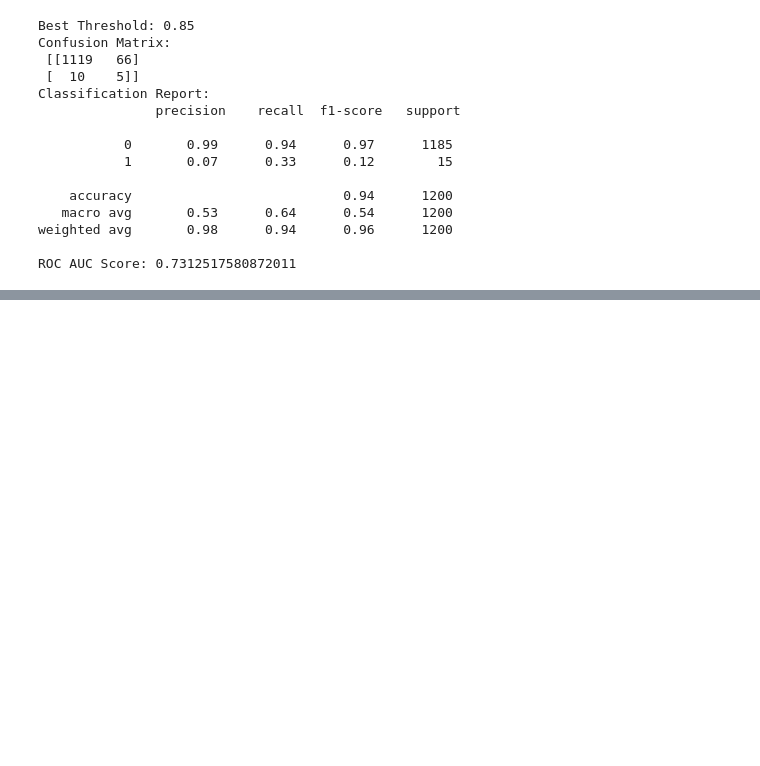
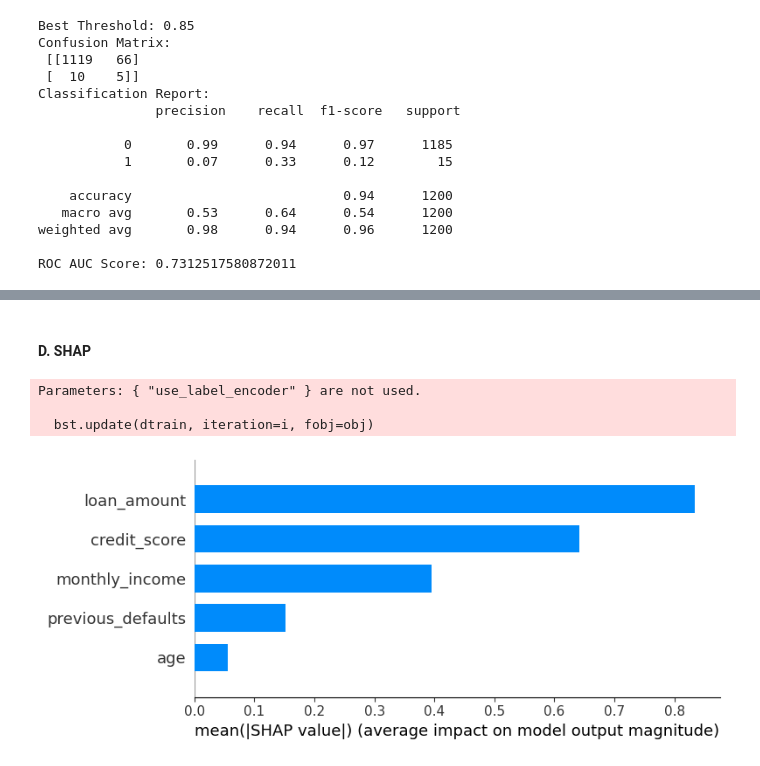
Before and after one commit to malikee00/ds-takehome, a Jupyter notebook: notebooks/B_modelling.ipynb, the cells around one changed output, grey strips where cells are left out. Saved outputs shown, nothing was run; the diff lists cells and outputs as text; code cells hidden in the pictures; blank space fills up the shorter version.

Commit message:
SHAP Top Feature

```diff
--- a/notebooks/B_modelling.ipynb
+++ b/notebooks/B_modelling.ipynb
@@ -492,0 +399,2 @@ ROC AUC Score: 0.7312517580872011
+# %% [markdown]
+#### D. SHAP
@@ -492,0 +404,15 @@ ROC AUC Score: 0.7312517580872011
+# %%
+xgb.fit(X_train, y_train)
+
+explainer = shap.TreeExplainer(xgb)
+shap_values = explainer.shap_values(X_test)
+
+shap.summary_plot(shap_values, X_test, plot_type="bar", max_display=10, show=False)
+plt.tight_layout()
+plt.savefig("shap_top10_features.png", dpi=300)
+plt.show()
+# %% [output]
+Parameters: { "use_label_encoder" } are not used.
+
+  bst.update(dtrain, iteration=i, fobj=obj)
+[figure, added]
```
Also changed, not shown: parts of 13 cells of this notebook, 2 other files.
